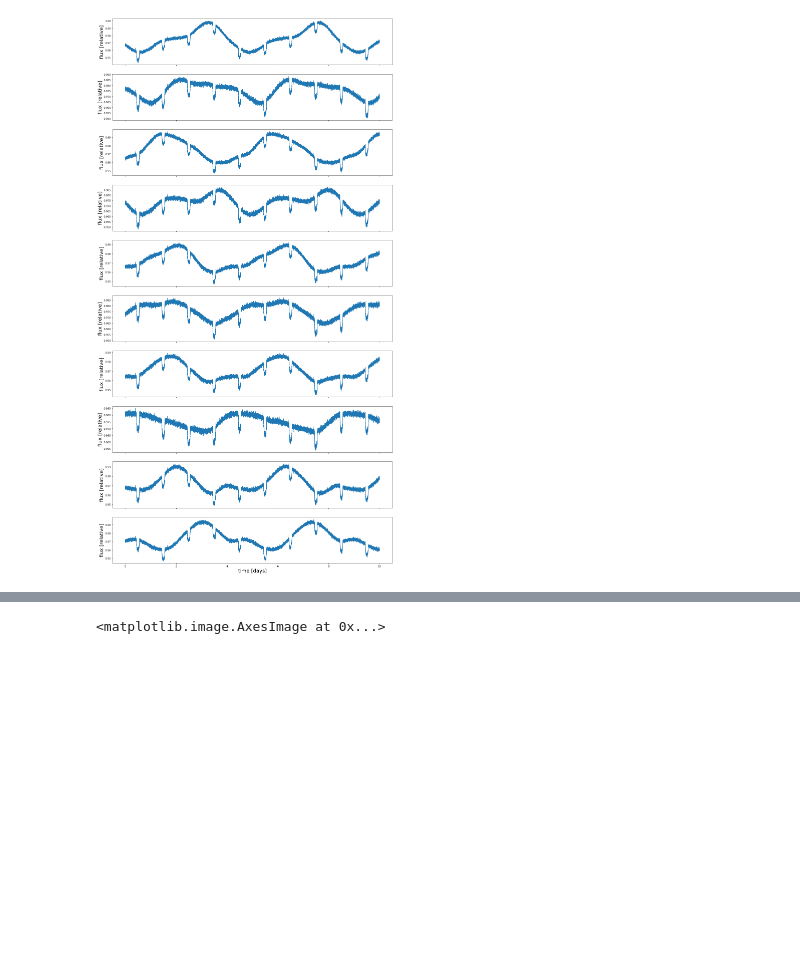
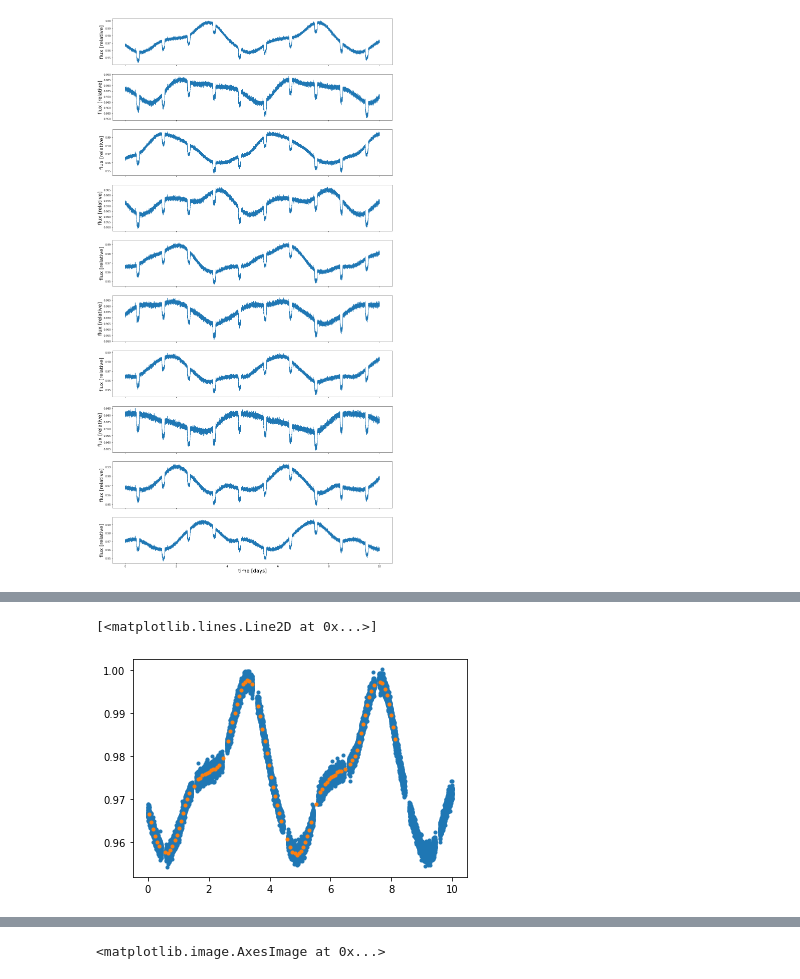
Before and after one commit to ssagynbayeva/starry-project, a Jupyter notebook: SyntheticData.ipynb, the cells around one changed output, grey strips where cells are left out. Cells and saved outputs as stored; diff of their text form; code cells hidden in the pictures; blank space fills up the shorter version.

```diff
--- a/SyntheticData.ipynb
+++ b/SyntheticData.ipynb
@@ -157,0 +151,6 @@ cho_factor(Sigma,lower=True)
+# %%
+tprim = t[~idx]
+frim = flux[0][~idx]
+
+tbin = tprim[:10000].reshape(-1,100).mean(axis=1)
+fbin = frim[:10000].reshape(-1,100).mean(axis=1)
@@ -157,0 +161,6 @@ cho_factor(Sigma,lower=True)
+# %%
+plt.plot(tprim,frim,'.')
+plt.plot(tbin,fbin,'.')
+# %% [output]
+[<matplotlib.lines.Line2D at 0x...>]
+[figure, added]
```
Also changed, not shown: parts of 63 cells of this notebook.
